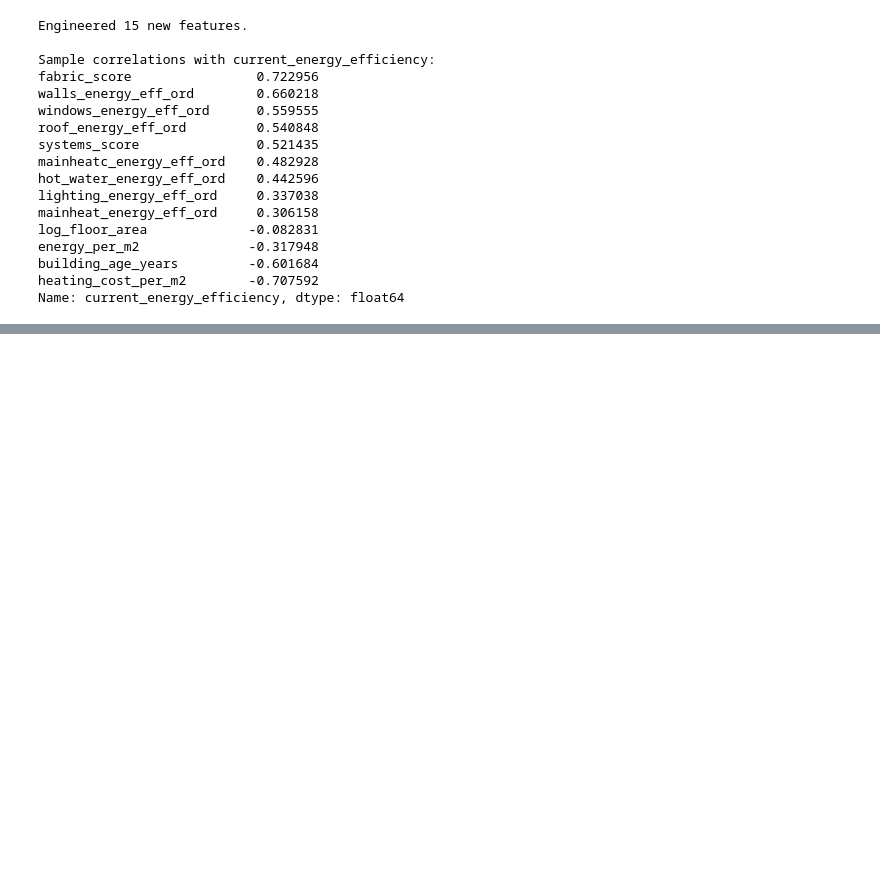
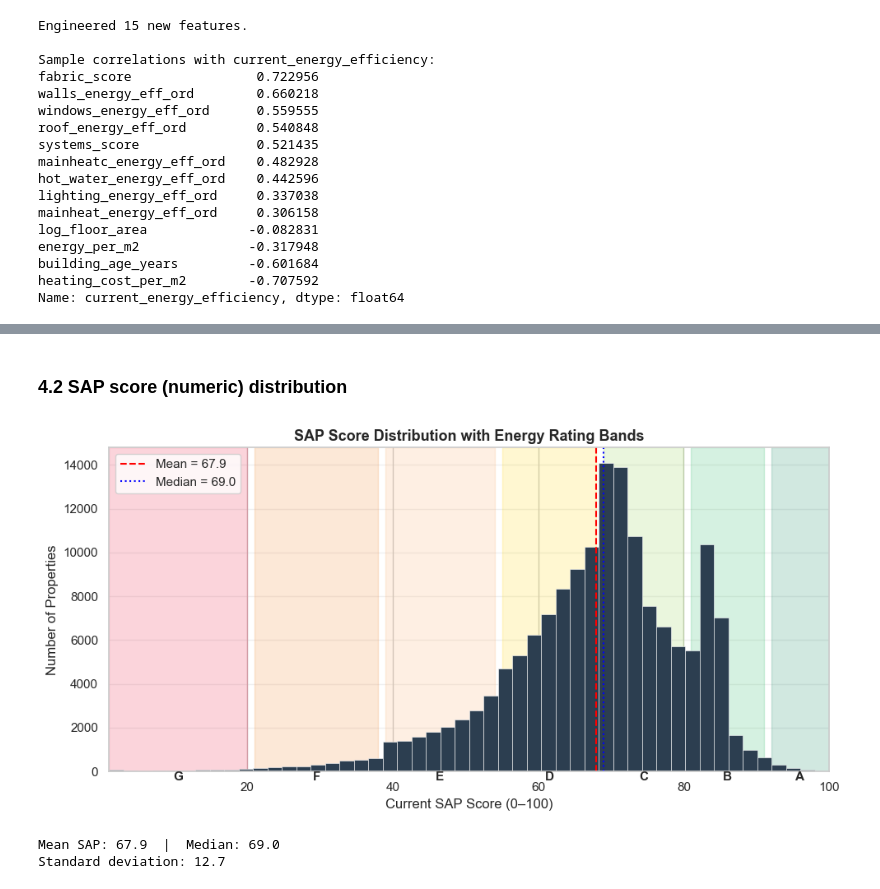
Before and after one commit to Lloydster118/COM6003-Data-Science-CW1, a Jupyter notebook: notebooks/bucks_epc_analysis.ipynb, the cells around one changed output, grey strips where cells are left out. Cells and saved outputs as stored; diff of their text form; code cells hidden in the pictures; blank space fills up the shorter version.

```diff
--- a/notebooks/bucks_epc_analysis.ipynb
+++ b/notebooks/bucks_epc_analysis.ipynb
@@ -612,0 +673,40 @@ Name: current_energy_efficiency, dtype: float64
+# %% [markdown]
+### 4.2 SAP score (numeric) distribution
+# %%
+fig, ax = plt.subplots(figsize=(10, 5))
+
+# Histogram with band-coloured backgrounds
+band_edges = [(92, 100, 'A'), (81, 91, 'B'), (69, 80, 'C'),
+              (55, 68, 'D'), (39, 54, 'E'), (21, 38, 'F'), (1, 20, 'G')]
+for lo, hi, band in band_edges:
+    ax.axvspan(lo, hi, alpha=0.18, color=EPC_COLOURS[band])
+    ax.text((lo+hi)/2, ax.get_ylim()[1] * 0.95 if ax.get_ylim()[1] > 0 else 100,
+            band, ha='center', va='top', fontsize=11, fontweight='bold')
+
+ax.hist(df['current_energy_efficiency'], bins=50,
+        color='#2c3e50', edgecolor='white', linewidth=0.4)
+
+mean_sap = df['current_energy_efficiency'].mean()
+median_sap = df['current_energy_efficiency'].median()
+ax.axvline(mean_sap, color='red', linestyle='--', linewidth=1.5,
+           label=f'Mean = {mean_sap:.1f}')
+ax.axvline(median_sap, color='blue', linestyle=':', linewidth=1.5,
+           label=f'Median = {median_sap:.1f}')
+
+ax.set_title('SAP Score Distribution with Energy Rating Bands',
+             fontsize=13, fontweight='bold')
+ax.set_xlabel('Current SAP Score (0–100)')
+ax.set_ylabel('Number of Properties')
+ax.set_xlim(1, 100)
+ax.legend(loc='upper left')
+ax.grid(axis='y', alpha=0.3)
+
+plt.tight_layout()
+plt.savefig(FIG_DIR + 'fig02_sap_distribution.png', dpi=150, bbox_inches='tight')
+plt.show()
+print(f'Mean SAP: {mean_sap:.1f}  |  Median: {median_sap:.1f}')
+print(f'Standard deviation: {df["current_energy_efficiency"].std():.1f}')
+# %% [output]
+[figure, added]
+Mean SAP: 67.9  |  Median: 69.0
+Standard deviation: 12.7
```
Also changed, not shown: parts of 17 cells of this notebook, 8 other files.
